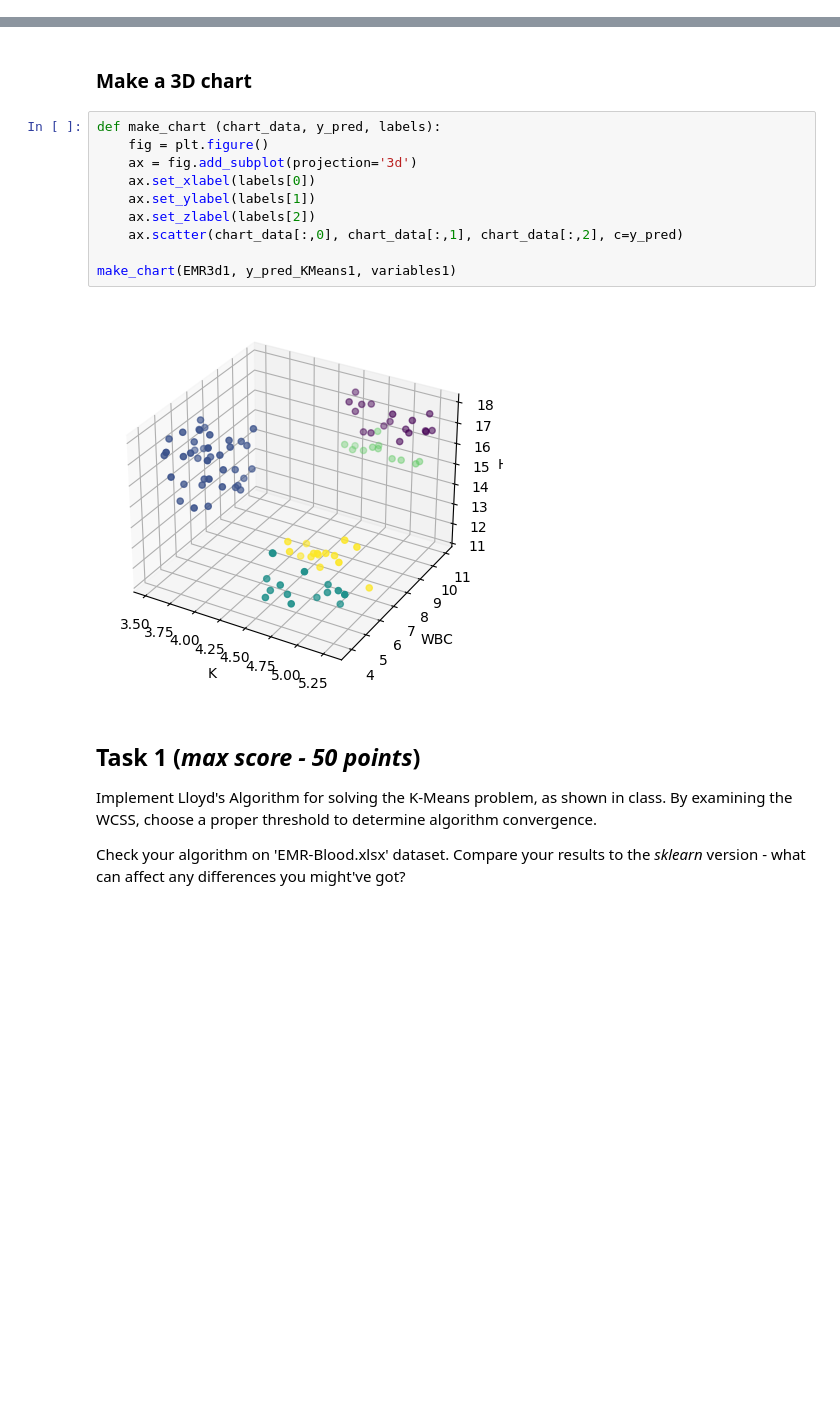
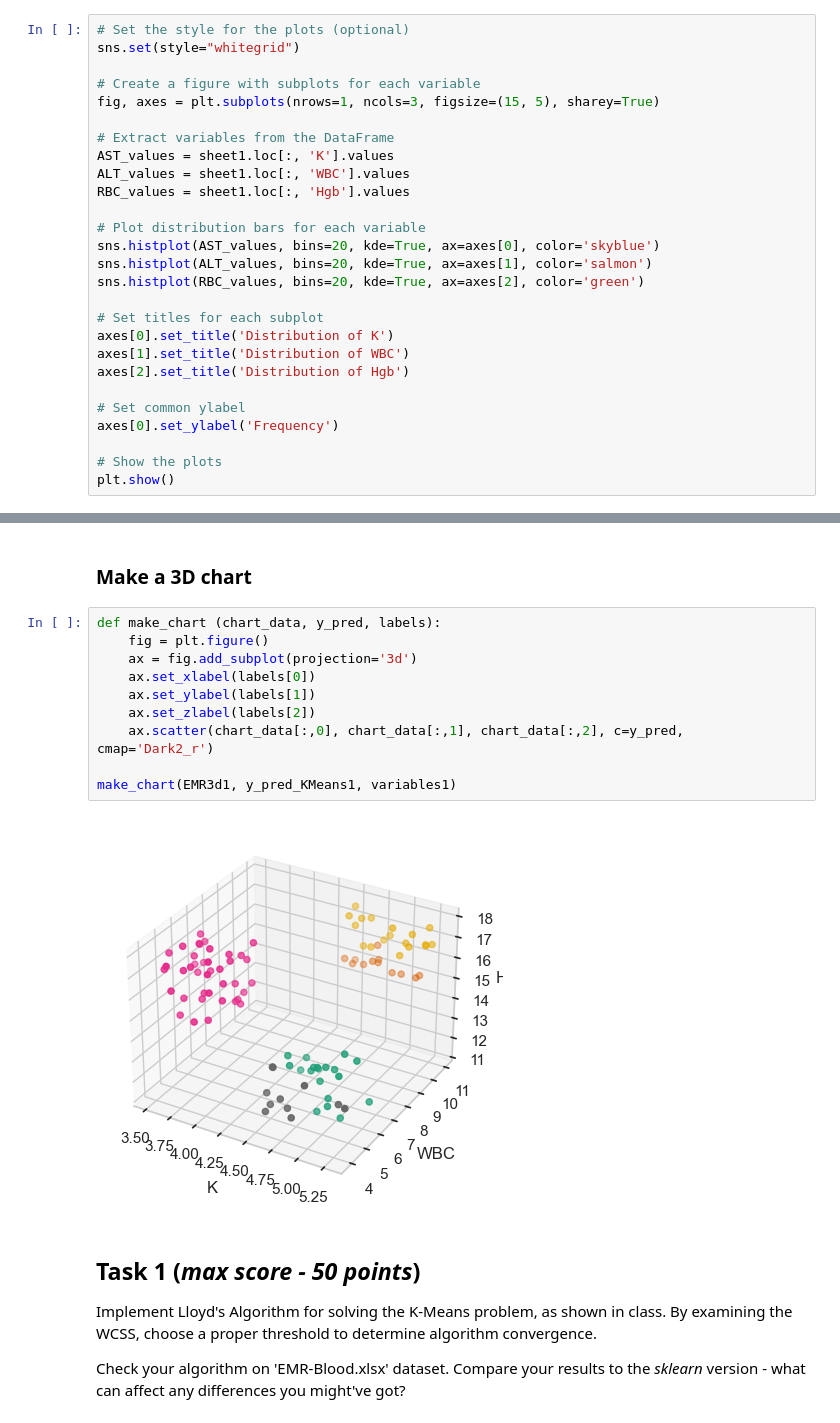
Before and after one commit to anidima/ydata_ml_ul, a Jupyter notebook: HW1_Clustering.ipynb, the cells around one changed output, grey strips where cells are left out. Cells and saved outputs as stored; diff of their text form; blank space fills up the shorter version.

```diff
--- a/HW1_Clustering.ipynb
+++ b/HW1_Clustering.ipynb
@@ -73,0 +77,27 @@ print(y_pred_KMeans1)
+# %%
+# Set the style for the plots (optional)
+sns.set(style="whitegrid")
+
+# Create a figure with subplots for each variable
+fig, axes = plt.subplots(nrows=1, ncols=3, figsize=(15, 5), sharey=True)
+
+# Extract variables from the DataFrame
+AST_values = sheet1.loc[:, 'K'].values
+ALT_values = sheet1.loc[:, 'WBC'].values
+RBC_values = sheet1.loc[:, 'Hgb'].values
+
+# Plot distribution bars for each variable
+sns.histplot(AST_values, bins=20, kde=True, ax=axes[0], color='skyblue')
+sns.histplot(ALT_values, bins=20, kde=True, ax=axes[1], color='salmon')
+sns.histplot(RBC_values, bins=20, kde=True, ax=axes[2], color='green')
+
+# Set titles for each subplot
+axes[0].set_title('Distribution of K')
+axes[1].set_title('Distribution of WBC')
+axes[2].set_title('Distribution of Hgb')
+
+# Set common ylabel
+axes[0].set_ylabel('Frequency')
+
+# Show the plots
+plt.show()
@@ -76,15 +108,15 @@ print(y_pred_KMeans1)
 # %%
 def make_chart (chart_data, y_pred, labels):
     fig = plt.figure()
     ax = fig.add_subplot(projection='3d')
     ax.set_xlabel(labels[0])
     ax.set_ylabel(labels[1])
     ax.set_zlabel(labels[2])
-    ax.scatter(chart_data[:,0], chart_data[:,1], chart_data[:,2], c=y_pred)
+    ax.scatter(chart_data[:,0], chart_data[:,1], chart_data[:,2], c=y_pred, cmap='Dark2_r')
 
 make_chart(EMR3d1, y_pred_KMeans1, variables1)
 # %% [output]
-[figure, old version]
+[figure, new version]
 # %% [markdown]
 ## Task 1 (_max score - 50 points_)
 Implement  Lloyd's Algorithm for solving the K-Means problem, as shown in class.
```
Also changed, not shown: parts of 21 cells of this notebook.
